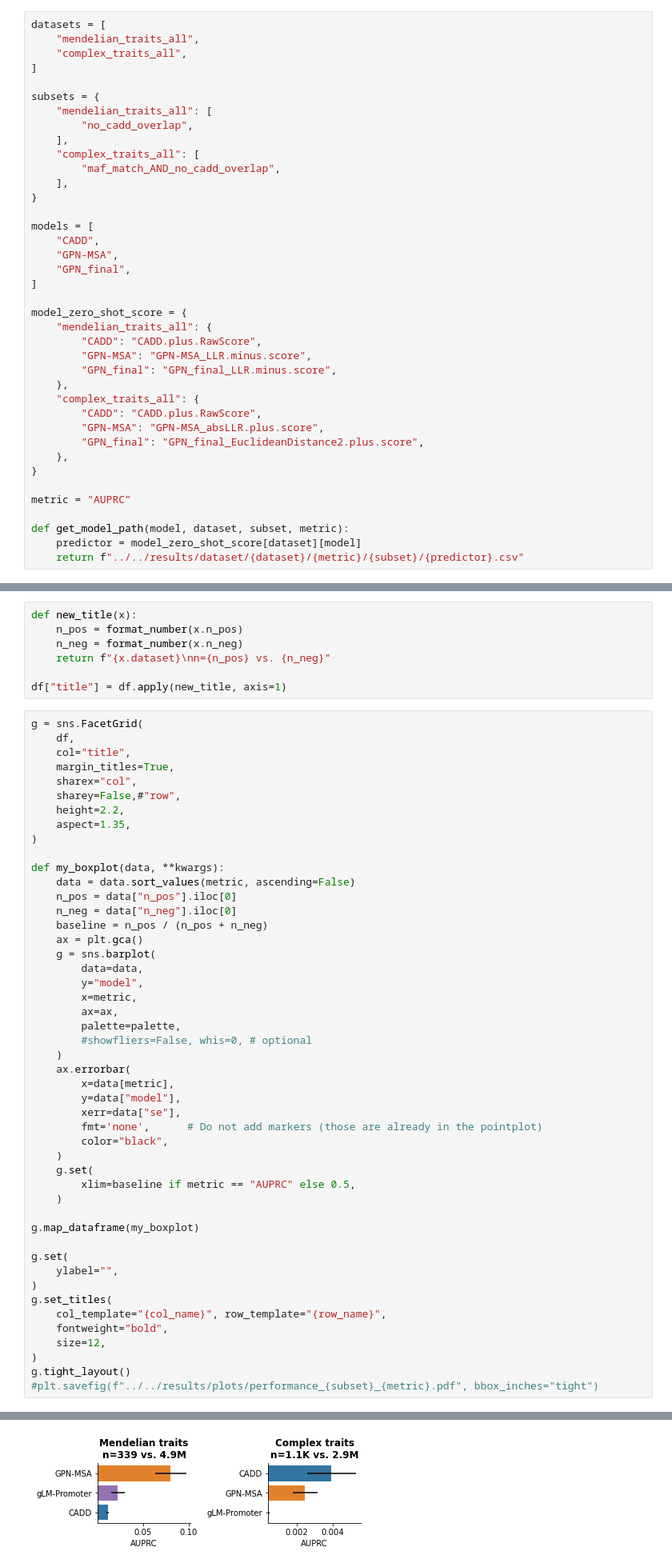
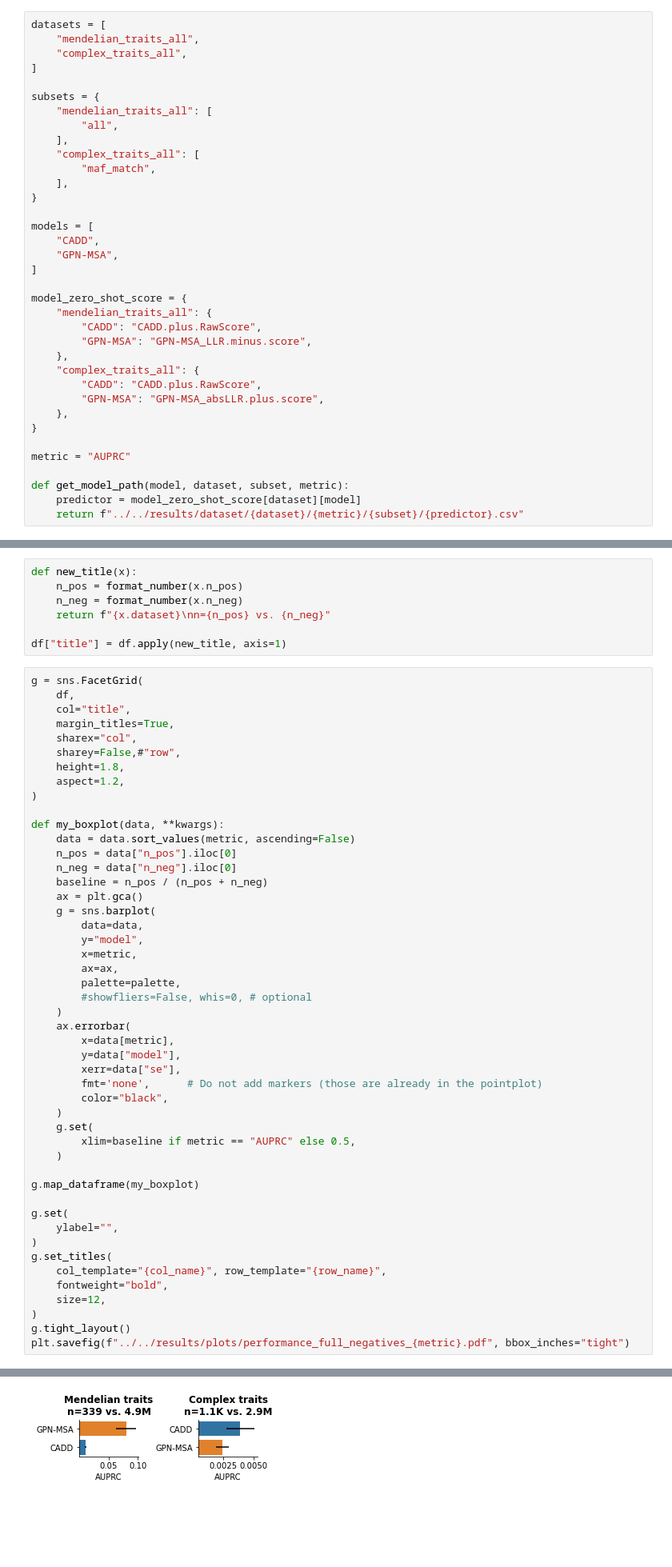
Before and after one commit to minjaf/TraitGym, a Jupyter notebook: workflow/notebooks/performance_all.ipynb, the cells around one changed output, grey strips where cells are left out. Shown at 80% size. Saved outputs shown, nothing was run; the diff lists cells and outputs as text; blank space fills up the shorter version.

Commit message:
Update plots

```diff
--- a/workflow/notebooks/performance_all.ipynb
+++ b/workflow/notebooks/performance_all.ipynb
@@ -58,29 +58,26 @@ datasets = [
 
 subsets = {
     "mendelian_traits_all": [
-        "no_cadd_overlap",
+        "all",
     ],
     "complex_traits_all": [
-        "maf_match_AND_no_cadd_overlap",
+        "maf_match",
     ],
 }
 
 models = [
     "CADD",
     "GPN-MSA",
-    "GPN_final",
 ]
 
 model_zero_shot_score = {
     "mendelian_traits_all": {
         "CADD": "CADD.plus.RawScore",
         "GPN-MSA": "GPN-MSA_LLR.minus.score",
-        "GPN_final": "GPN_final_LLR.minus.score",
     },
     "complex_traits_all": {
         "CADD": "CADD.plus.RawScore",
         "GPN-MSA": "GPN-MSA_absLLR.plus.score",
-        "GPN_final": "GPN_final_EuclideanDistance2.plus.score",
     },
 }
 
@@ -134,8 +129,8 @@ g = sns.FacetGrid(
     margin_titles=True,
     sharex="col",
     sharey=False,#"row",
-    height=2.2,
-    aspect=1.35,
+    height=1.8,
+    aspect=1.2,
 )
 
 def my_boxplot(data, **kwargs):
@@ -174,5 +169,5 @@ g.set_titles(
     size=12,
 )
 g.tight_layout()
-#plt.savefig(f"../../results/plots/performance_{subset}_{metric}.pdf", bbox_inches="tight")
+plt.savefig(f"../../results/plots/performance_full_negatives_{metric}.pdf", bbox_inches="tight")
 # %% [output]
@@ -180 +174 @@ g.tight_layout()
-[figure, old version]
+[figure, new version]
```
Also changed, not shown: parts of 2 cells of this notebook, 3 other files.
